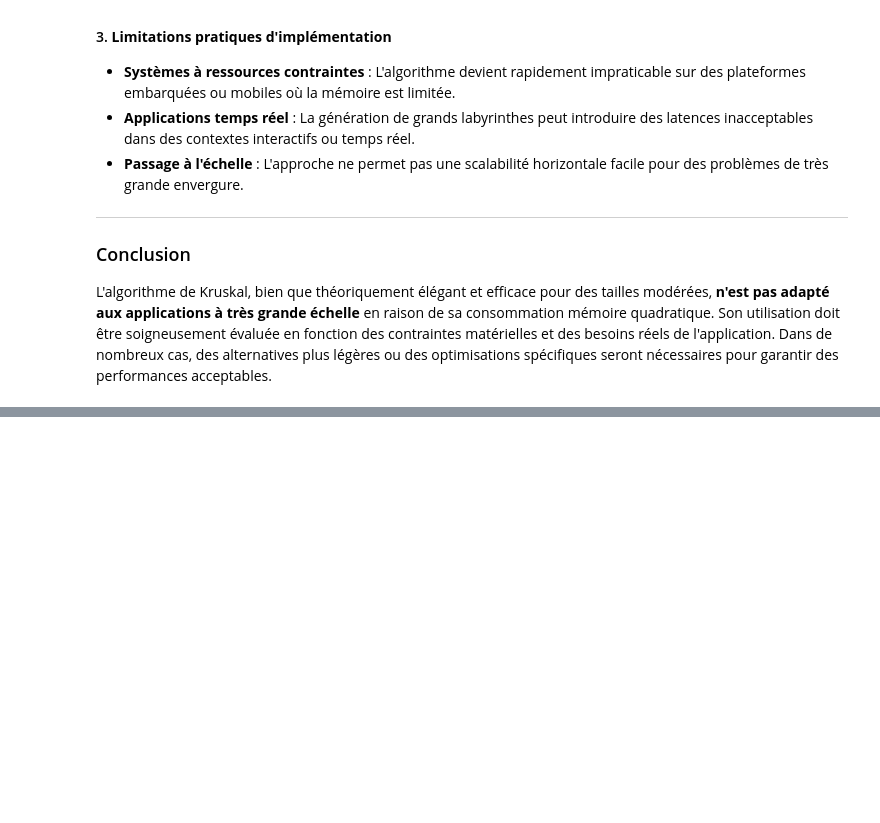
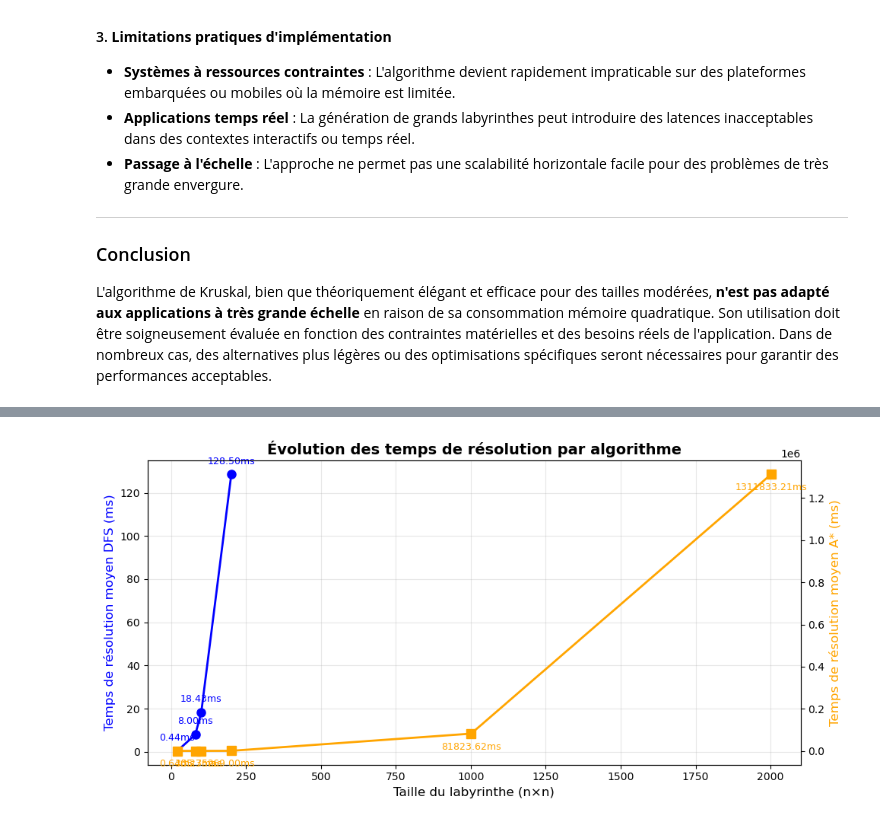
Before and after one commit to Paul-Emmanuel-Buffe/amazing-mazes, a Jupyter notebook: amazing_mazes_report.ipynb, the cells around one changed output, grey strips where cells are left out. Drawn from its saved outputs; the diff is of its cells as text; code cells hidden in the pictures; blank space fills up the shorter version.

```diff
--- a/amazing_mazes_report.ipynb
+++ b/amazing_mazes_report.ipynb
@@ -810,0 +1068,64 @@ L'algorithme de Kruskal, bien que théoriquement élégant et efficace pour des
+# %%
+# Conversion du champ maze
+df_solver["maze_size"] = (
+    df_solver["maze_size"].astype(str).str.split("x").str[0].astype(int)
+)
+
+# Calcul des moyennes par taille et algorithme
+moyennes_solve = duckdb.sql("""
+SELECT
+    algorithm,
+    maze_size,
+    AVG(solve_time_ms) as avg_solve_time
+FROM df_solver
+WHERE maze_size >= 10
+GROUP BY algorithm, maze_size
+ORDER BY maze_size
+""").df()
+
+# Séparation des algorithmes
+dfs = moyennes_solve[moyennes_solve['algorithm'] == 'dfs']
+astar = moyennes_solve[moyennes_solve['algorithm'] == 'astar']
+# Création de la figure
+fig, ax1 = plt.subplots(figsize=(10, 5))
+
+# Axe secondaire
+ax2 = ax1.twinx()
+
+# Courbe DFS (axe gauche)
+ax1.plot(dfs['maze_size'], dfs['avg_solve_time'],
+         'o-', linewidth=2, markersize=8, color='blue', label='DFS')
+
+# Courbe A* (axe droit)
+ax2.plot(astar['maze_size'], astar['avg_solve_time'],
+         's-', linewidth=2, markersize=8, color='orange', label='A*')
+
+# Labels des axes
+ax1.set_xlabel("Taille du labyrinthe (n×n)", fontsize=12)
+ax1.set_ylabel("Temps de résolution moyen DFS (ms)", color='blue', fontsize=12)
+ax2.set_ylabel("Temps de résolution moyen A* (ms)", color='orange', fontsize=12)
+
+# Titre
+plt.title("Évolution des temps de résolution par algorithme", fontsize=14, fontweight="bold")
+
+# Grille
+ax1.grid(True, alpha=0.3)
+
+# Affichage des valeurs sur DFS
+for i, row in dfs.iterrows():
+    ax1.annotate(f'{row["avg_solve_time"]:.2f}ms',
+                 (row['maze_size'], row['avg_solve_time']),
+                 textcoords="offset points", xytext=(0, 10), ha='center',
+                 fontsize=9, color='blue')
+
+# Affichage des valeurs sur A*
+for i, row in astar.iterrows():
+    ax2.annotate(f'{row["avg_solve_time"]:.2f}ms',
+                 (row['maze_size'], row['avg_solve_time']),
+                 textcoords="offset points", xytext=(0, -15), ha='center',
+                 fontsize=9, color='orange')
+
+plt.tight_layout()
+plt.show()
+# %% [output]
+[figure, added]
```
Also changed, not shown: parts of 21 cells of this notebook, 3 other files.
